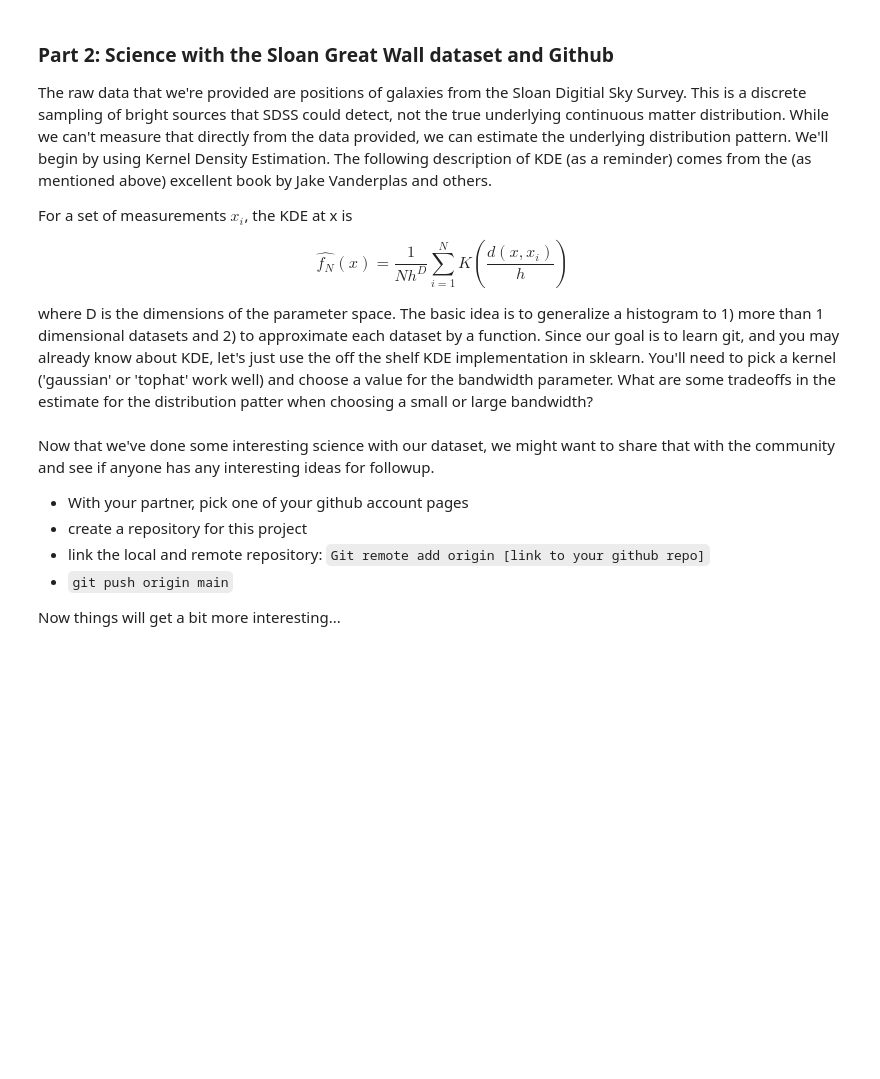
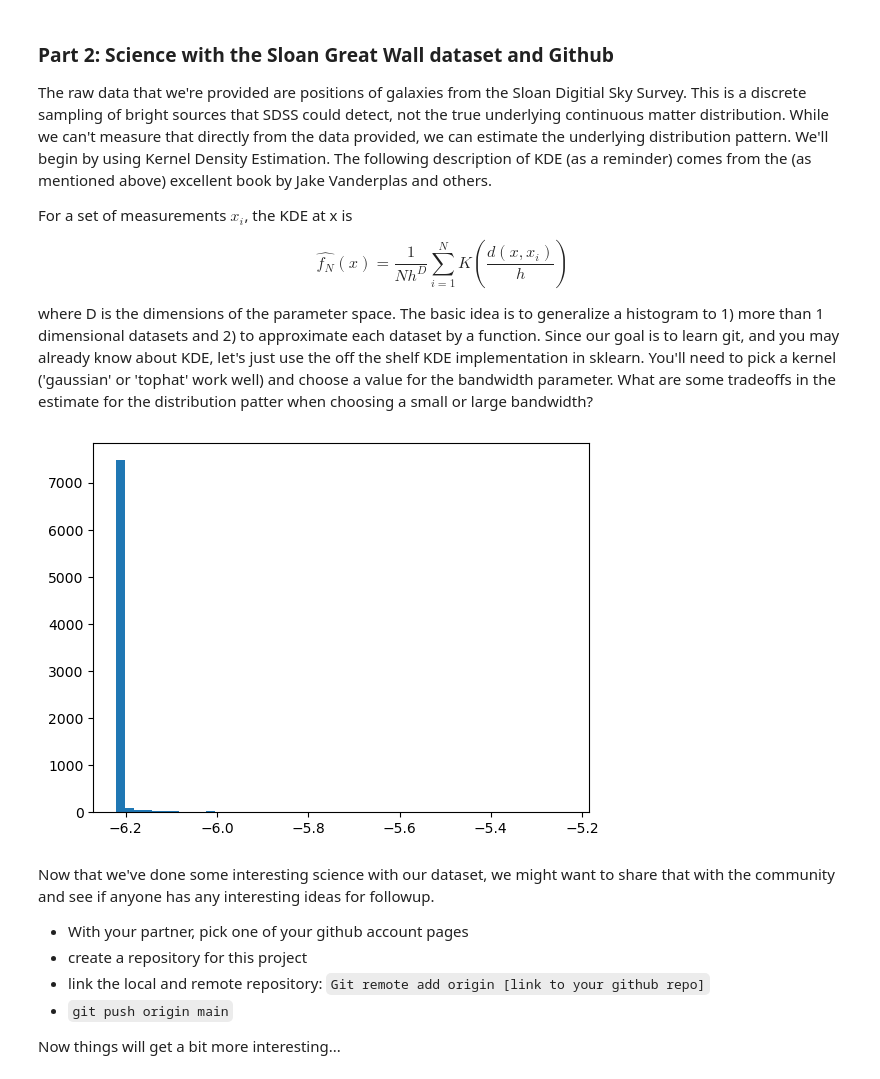
Before and after one commit to grantmerz/dsfp_session21_ex, a Jupyter notebook: DSFP_intro_2_git.ipynb, the cells around one changed output. Saved outputs shown, nothing was run; the diff lists cells and outputs as text; code cells hidden in the pictures; blank space fills up the shorter version.

```diff
--- a/DSFP_intro_2_git.ipynb
+++ b/DSFP_intro_2_git.ipynb
@@ -85,6 +77,13 @@ where D is the dimensions of the parameter space. The basic idea is to generaliz
 from sklearn.neighbors import KernelDensity
 # %%
 # KDE implementation goes here
+kde = KernelDensity(kernel='gaussian', bandwidth=0.1).fit(X)
+# %%
+scores = kde.score_samples(X)
+# %%
+plt.hist(scores,bins=50);
+# %% [output]
+[figure, added]
 # %% [markdown]
 Now that we've done some interesting science with our dataset, we might want to share that with the community and see if anyone has any interesting ideas for followup.
 
```
Also changed, not shown: parts of 4 cells of this notebook.
